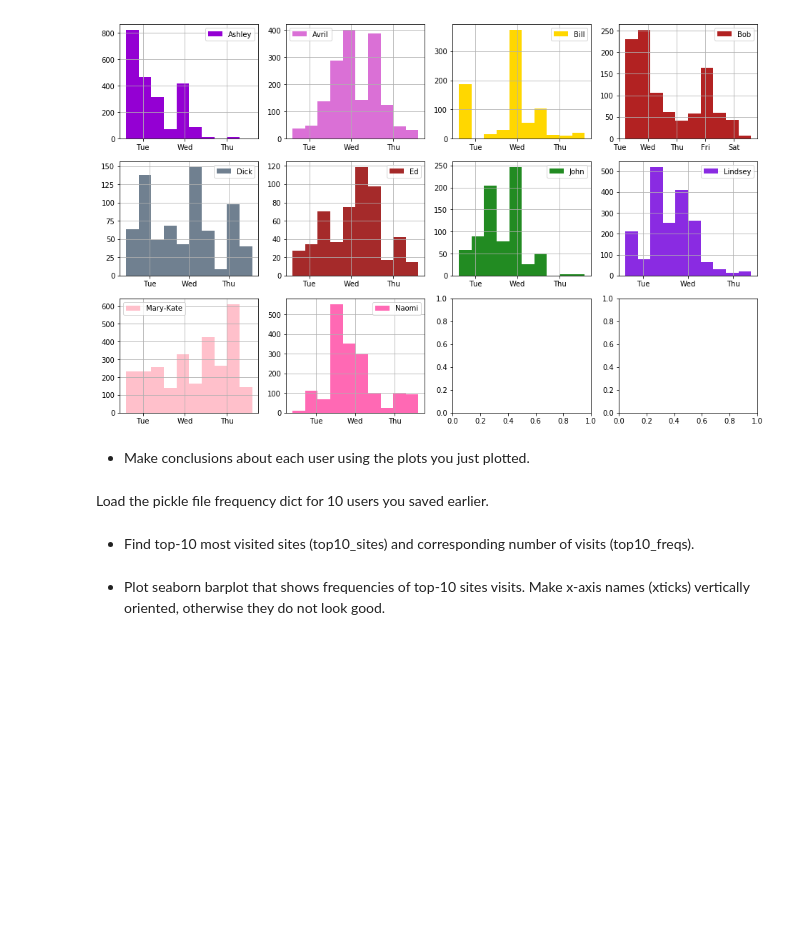
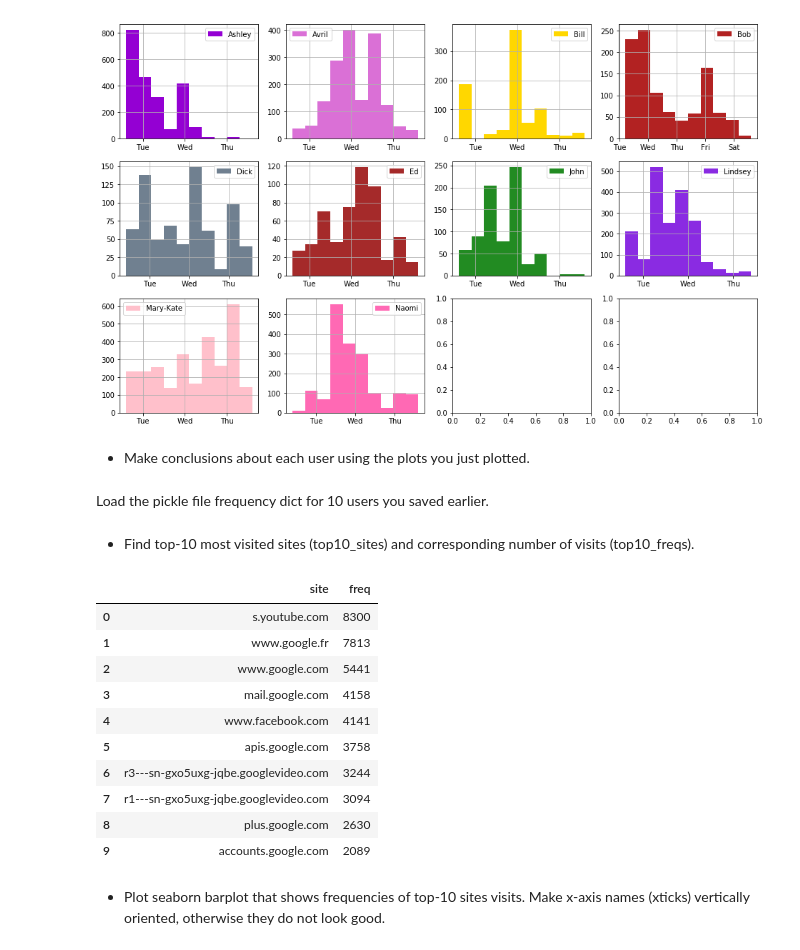
Before and after one commit to bllguo/mlcourse.ai, a Jupyter notebook: jupyter_english/project_alice/week3_visual_analysis_and_fe.ipynb, the cells around one changed output. Saved outputs shown, nothing was run; the diff lists cells and outputs as text; code cells hidden in the pictures; blank space fills up the shorter version.

```diff
--- a/jupyter_english/project_alice/week3_visual_analysis_and_fe.ipynb
+++ b/jupyter_english/project_alice/week3_visual_analysis_and_fe.ipynb
@@ -330,0 +331,14 @@ Load the pickle file frequency dict for 10 users you saved earlier.
+# %%
+site_freq.sort_values('freq', ascending=False).head(10)['freq'].values
+# %% [output]
+|  | site | freq |
+| 0 | s.youtube.com | 8300 |
+| 1 | www.google.fr | 7813 |
+| 2 | www.google.com | 5441 |
+| 3 | mail.google.com | 4158 |
+| 4 | www.facebook.com | 4141 |
+| 5 | apis.google.com | 3758 |
+| 6 | r3---sn-gxo5uxg-jqbe.googlevideo.com | 3244 |
+| 7 | r1---sn-gxo5uxg-jqbe.googlevideo.com | 3094 |
+| 8 | plus.google.com | 2630 |
+| 9 | accounts.google.com | 2089 |
```
Also changed, not shown: parts of 13 cells of this notebook, 2 other files.
